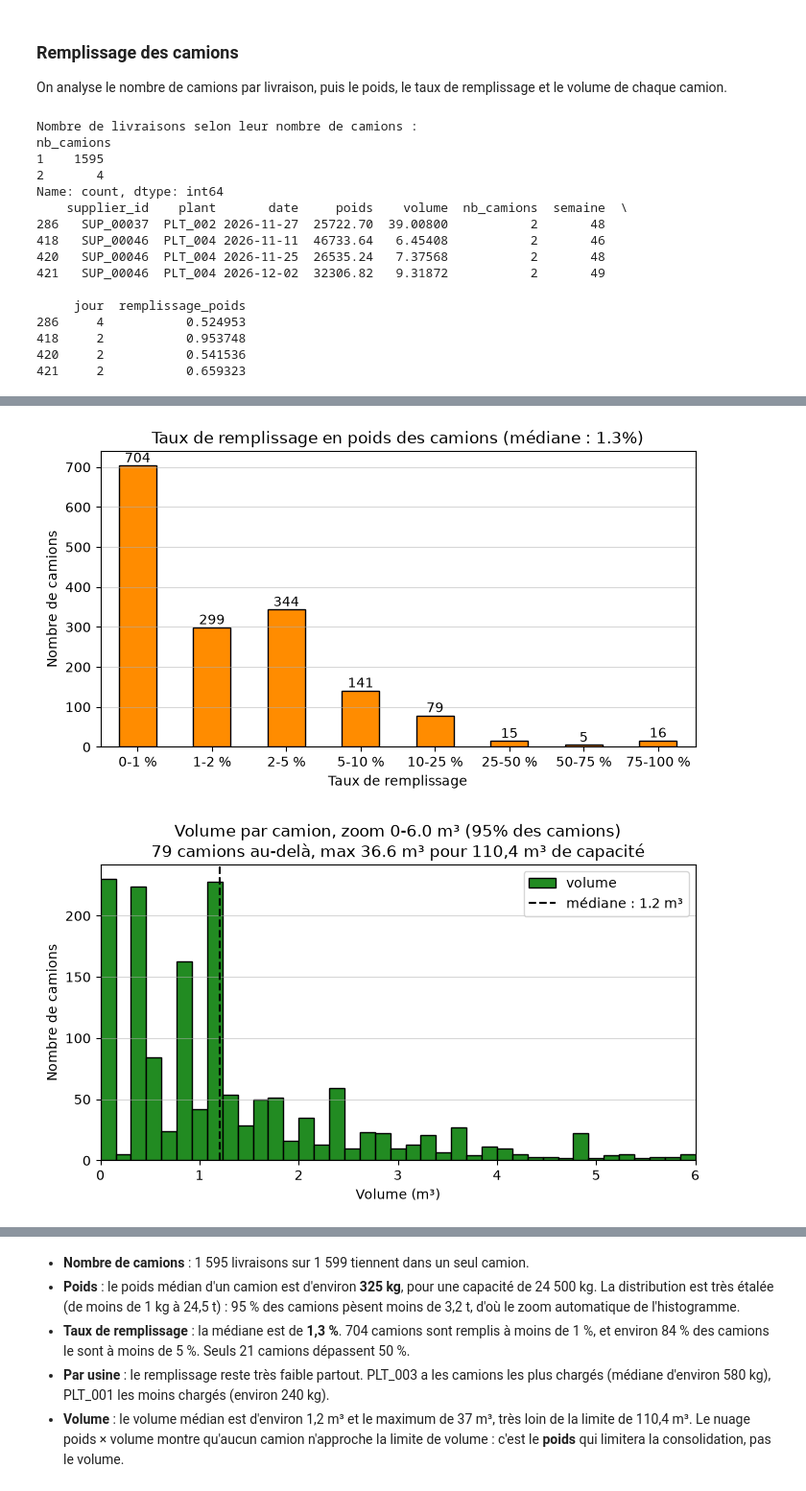
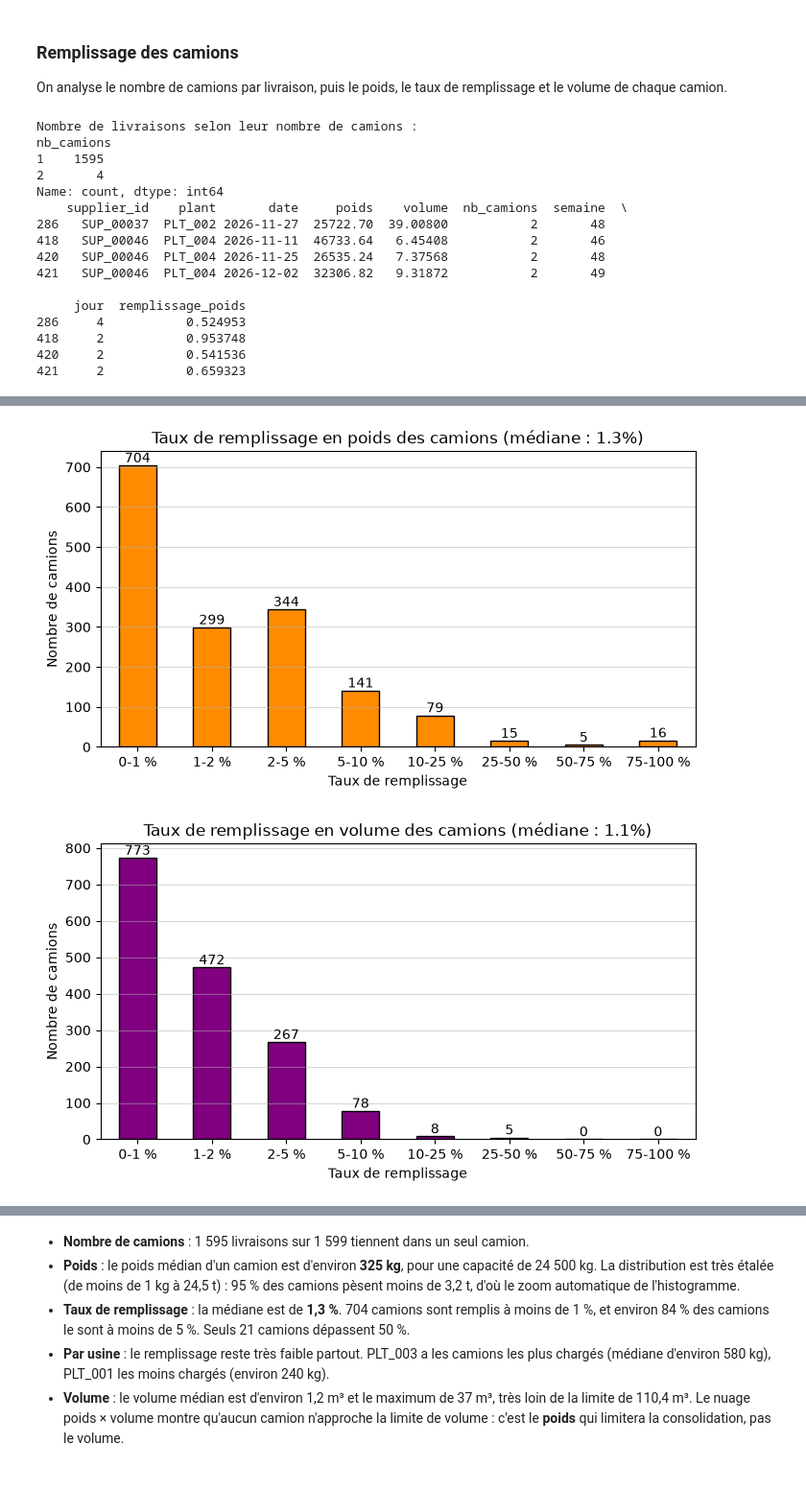
Before and after one commit to TheKingL/fast-n-fourgon, a Jupyter notebook: data_analysis/milestone2.ipynb, the cells around one changed output, grey strips where cells are left out. Shown at 96% size. Saved outputs shown, nothing was run; the diff lists cells and outputs as text; code cells hidden in the pictures.

Commit message:
nouveau graphique cout taux de volume de remplissage par camion !!!!!!

```diff
--- a/data_analysis/milestone2.ipynb
+++ b/data_analysis/milestone2.ipynb
@@ -272,6 +272,19 @@ plt.ylabel("Nombre de camions")
 plt.grid(axis="y", alpha=0.5)
 plt.show()
 
+# ---------- Taux de remplissage en volume par camion ----------
+# Par tranches : avec 30 barres de 0 à 100 %, tout serait dans la première
+classes = pd.cut(camions["remplissage_volume"] * 100, bins=[0, 1, 2, 5, 10, 25, 50, 75, 100],
+                 include_lowest=True).value_counts().sort_index()
+classes.index = ["0-1 %", "1-2 %", "2-5 %", "5-10 %", "10-25 %", "25-50 %", "50-75 %", "75-100 %"]
+ax = classes.plot(kind="bar", color="purple", edgecolor="black", figsize=(8, 4), rot=0)
+ax.bar_label(ax.containers[0])
+plt.title(f"Taux de remplissage en volume des camions (médiane : {camions['remplissage_volume'].median():.1%})")
+plt.xlabel("Taux de remplissage")
+plt.ylabel("Nombre de camions")
+plt.grid(axis="y", alpha=0.5)
+plt.show()
+
 # ---------- Volume par camion ----------
 histogramme_zoom(camions["volume"], "m³", "forestgreen", "Volume par camion", ligne_max="110,4 m³")
 
@@ -279,31 +292,31 @@ histogramme_zoom(camions["volume"], "m³", "forestgreen", "Volume par camion", l
 camions.plot(kind="scatter", x="poids", y="volume", alpha=0.4, color="purple", figsize=(8, 5))
 plt.axvline(POIDS_MAX, color="red", linestyle="--", label="24,5 t")
 plt.axhline(VOLUME_MAX, color="orange", linestyle="--", label="110,4 m³")
 plt.xlim(0, POIDS_MAX * 1.05)
 plt.ylim(0, VOLUME_MAX * 1.05)
 plt.title("Poids × volume par camion")
 plt.xlabel("Poids (kg)")
 plt.ylabel("Volume (m³)")
 plt.legend()
 plt.grid(True, alpha=0.5)
 plt.show()
 # %% [output]
 Nombre de livraisons selon leur nombre de camions :
 nb_camions
 1    1595
 2       4
 Name: count, dtype: int64
     supplier_id    plant       date     poids    volume  nb_camions  semaine  \
 286   SUP_00037  PLT_002 2026-11-27  25722.70  39.00800           2       48
 418   SUP_00046  PLT_004 2026-11-11  46733.64   6.45408           2       46
 420   SUP_00046  PLT_004 2026-11-25  26535.24   7.37568           2       48
 421   SUP_00046  PLT_004 2026-12-02  32306.82   9.31872           2       49
 
      jour  remplissage_poids
 286     4           0.524953
 418     2           0.953748
 420     2           0.541536
 421     2           0.659323
 [figure]
 [figure]
-[figure, old version]
+[figure, new version]
```
Also changed, not shown: parts of 1 cell of this notebook.
